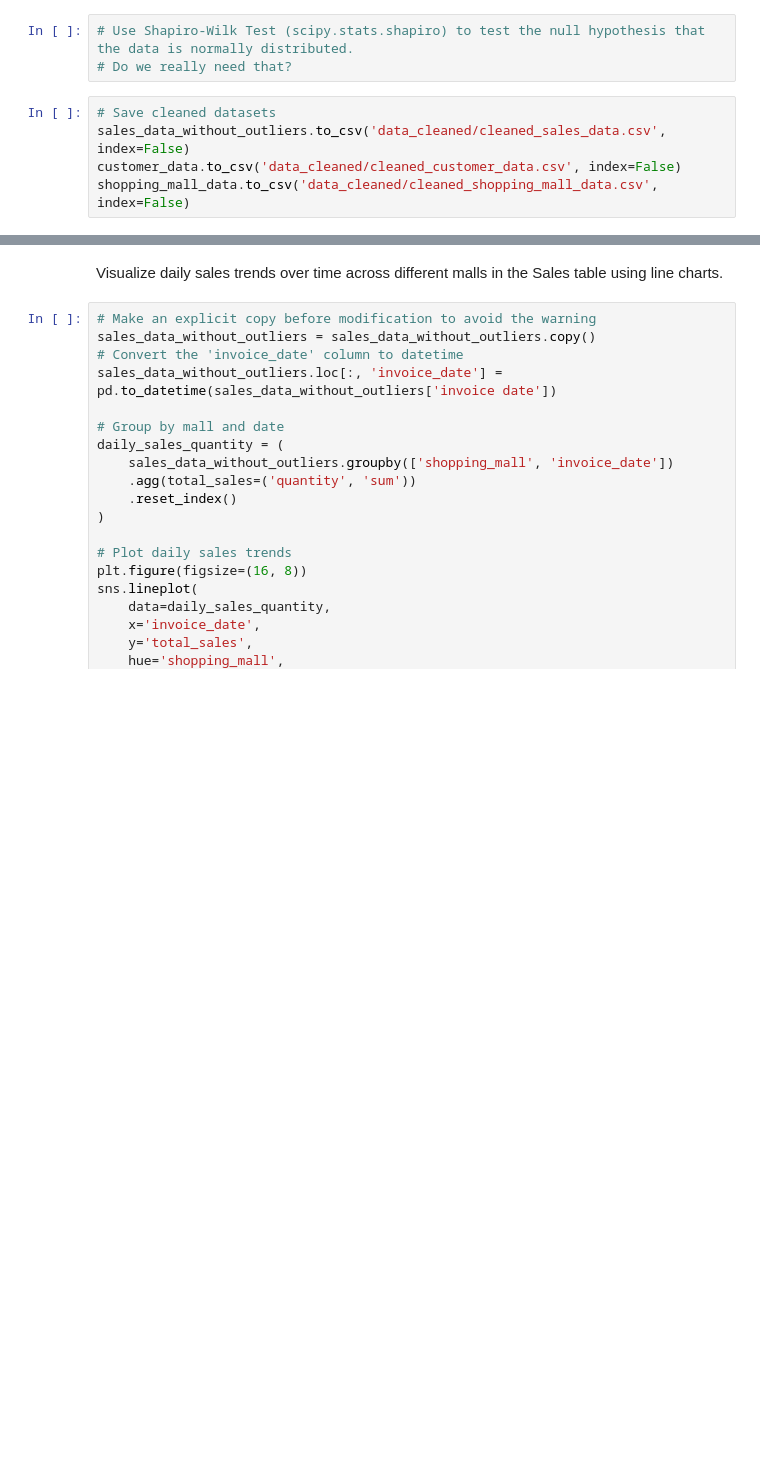
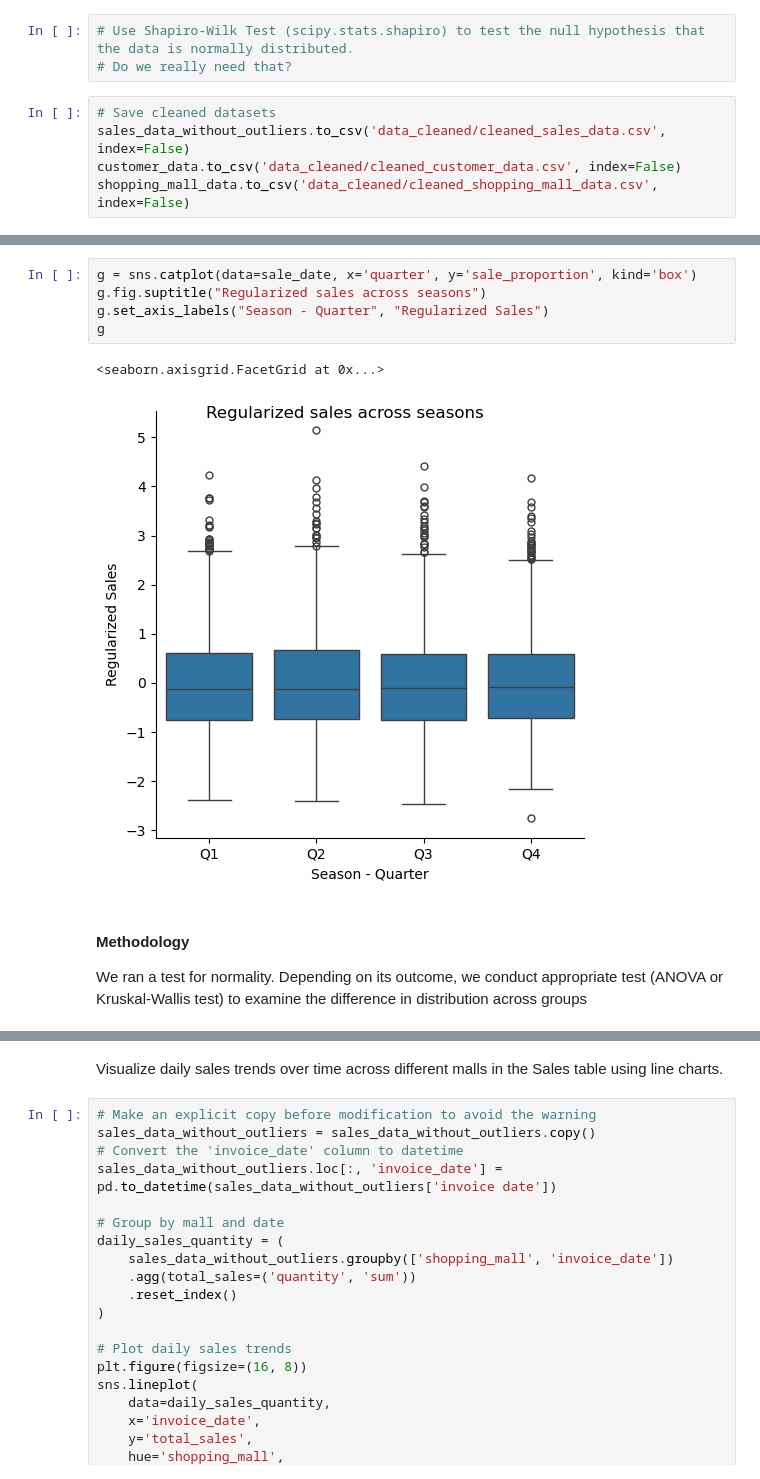
Before and after one commit to JuvenileMartian/pyProject24, a Jupyter notebook: Python_Final_Project_Group_3_jm.ipynb, the cells around one changed output, grey strips where cells are left out. Saved outputs shown, nothing was run; the diff lists cells and outputs as text; blank space fills up the shorter version.

```diff
--- a/Python_Final_Project_Group_3_jm.ipynb
+++ b/Python_Final_Project_Group_3_jm.ipynb
@@ -329,0 +390,11 @@ We would like to apply time series approaches to study the nature of the consump
+# %%
+g = sns.catplot(data=sale_date, x='quarter', y='sale_proportion', kind='box')
+g.fig.suptitle("Regularized sales across seasons")
+g.set_axis_labels("Season - Quarter", "Regularized Sales")
+g
+# %% [output]
+<seaborn.axisgrid.FacetGrid at 0x...>
+[figure, added]
+# %% [markdown]
+#### Methodology
+We ran a test for normality. Depending on its outcome, we conduct appropriate test (ANOVA or Kruskal-Wallis test) to examine the difference in distribution across groups
```
Also changed, not shown: parts of 33 cells of this notebook.
